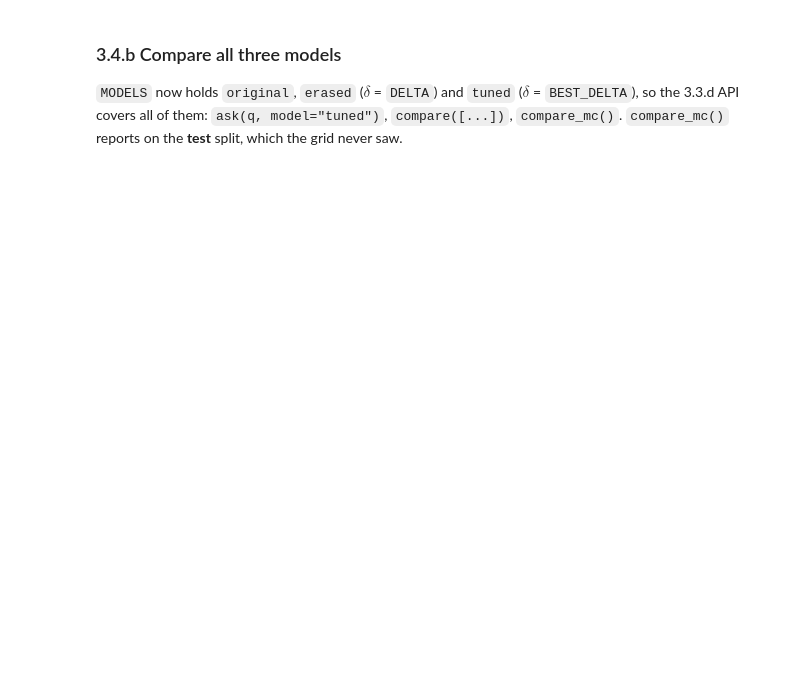
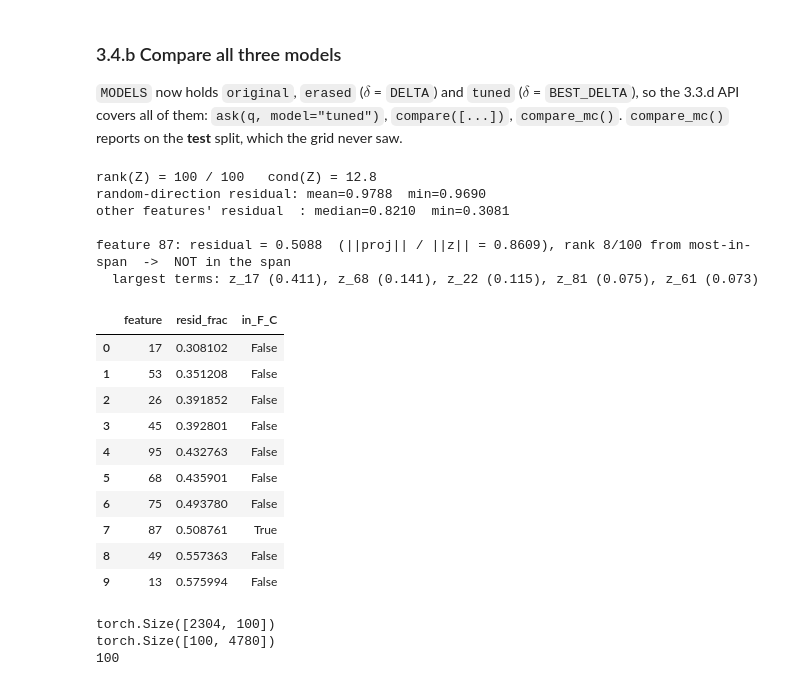
Before and after one commit to guretskiysemyon/nlp_proj, a Jupyter notebook: ember_three_steps.ipynb, the cells around one changed output. Cells and saved outputs as stored; diff of their text form; code cells hidden in the pictures; blank space fills up the shorter version.

```diff
--- a/ember_three_steps.ipynb
+++ b/ember_three_steps.ipynb
@@ -1350,3 +1540,73 @@ compare(concept_qs + simdom_qs)
 # %%
 mc_table = compare_mc()
 mc_table
+# %%
+# Check if the one feature direction of harry potter belongs to the vector space spanned by the other feature directions
+# z_i is in span{z_j : j != i} iff its least-squares projection onto that span leaves a ~0 residual.
+# Reference point: with k-1 = 99 directions in d = 2304 dims, a random direction keeps ~sqrt(1 - 99/2304) ≈ 0.98
+# of its norm, so a residual near 0.98 means "no more in the span than a random vector".
+Z64 = Z.double()
+d, k = Z64.shape
+
+
+def span_residual(z: torch.Tensor, B: torch.Tensor):
+    """Relative residual ||z - P_B z|| / ||z|| and the least-squares coefficients of z on the columns of B."""
+    coef = torch.linalg.lstsq(B, z.unsqueeze(1), driver="gelsd").solution.squeeze(1)
+    return ((z - B @ coef).norm() / z.norm()).item(), coef
+
+
+rows = []
+for i in range(k):
+    others = [j for j in range(k) if j != i]
+    resid, _ = span_residual(Z64[:, i], Z64[:, others])
+    rows.append({"feature": i, "resid_frac": resid, "in_F_C": i in F_C})
+span_df = pd.DataFrame(rows).sort_values("resid_frac").reset_index(drop=True)
+
+g = torch.Generator().manual_seed(SEED)
+rand_resid = [span_residual(torch.randn(d, generator=g, dtype=torch.float64), Z64[:, 1:])[0] for _ in range(200)]
+
+print(f"rank(Z) = {torch.linalg.matrix_rank(Z64).item()} / {k}   cond(Z) = {torch.linalg.cond(Z64).item():.1f}")
+print(f"random-direction residual: mean={np.mean(rand_resid):.4f}  min={np.min(rand_resid):.4f}")
+print(f"other features' residual  : median={span_df.loc[~span_df.in_F_C, 'resid_frac'].median():.4f}  "
+      f"min={span_df.loc[~span_df.in_F_C, 'resid_frac'].min():.4f}\n")
+
+for feat in F_C:
+    others = [j for j in range(k) if j != feat]
+    resid, coef = span_residual(Z64[:, feat], Z64[:, others])
+    rank_pos = int(span_df.index[span_df.feature == feat][0]) + 1
+    verdict = "IN the span" if resid < 1e-6 else ("mostly in the span" if resid < 0.5 else "NOT in the span")
+    print(f"feature {feat}: residual = {resid:.4f}  (||proj|| / ||z|| = {np.sqrt(max(0.0, 1 - resid**2)):.4f}), "
+          f"rank {rank_pos}/{k} from most-in-span  ->  {verdict}")
+
+    # Which other features carry the projection (|coef_j| * ||z_j|| = size of each term in the combination).
+    contrib = (coef.abs() * Z64[:, others].norm(dim=0)) / Z64[:, feat].norm()
+    top = torch.argsort(contrib, descending=True)[:5]
+    print("  largest terms: " + ", ".join(f"z_{others[t]} ({contrib[t]:.3f})" for t in top.tolist()))
+
+span_df.head(10)
+# %% [output]
+rank(Z) = 100 / 100   cond(Z) = 12.8
+random-direction residual: mean=0.9788  min=0.9690
+other features' residual  : median=0.8210  min=0.3081
+
+feature 87: residual = 0.5088  (||proj|| / ||z|| = 0.8609), rank 8/100 from most-in-span  ->  NOT in the span
+  largest terms: z_17 (0.411), z_68 (0.141), z_22 (0.115), z_81 (0.075), z_61 (0.073)
+|  | feature | resid_frac | in_F_C |
+| 0 | 17 | 0.308102 | False |
+| 1 | 53 | 0.351208 | False |
+| 2 | 26 | 0.391852 | False |
+| 3 | 45 | 0.392801 | False |
+| 4 | 95 | 0.432763 | False |
+| 5 | 68 | 0.435901 | False |
+| 6 | 75 | 0.493780 | False |
+| 7 | 87 | 0.508761 | True |
+| 8 | 49 | 0.557363 | False |
+| 9 | 13 | 0.575994 | False |
+# %%
+print(Z.size())
+print(Y.size())
+print(RANK)
+# %% [output]
+torch.Size([2304, 100])
+torch.Size([100, 4780])
+100
```
Also changed, not shown: parts of 25 cells of this notebook, 5 other files.
